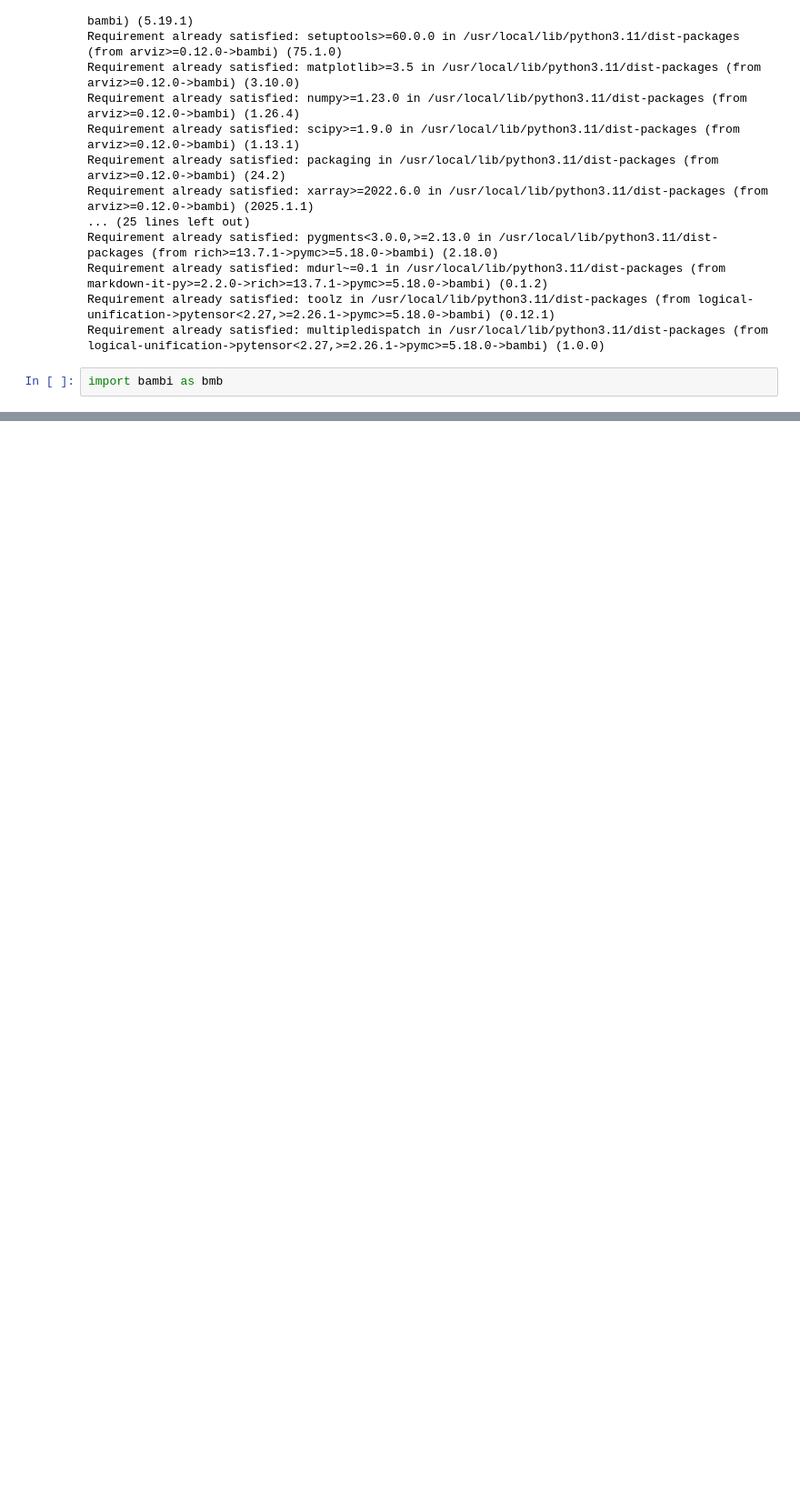
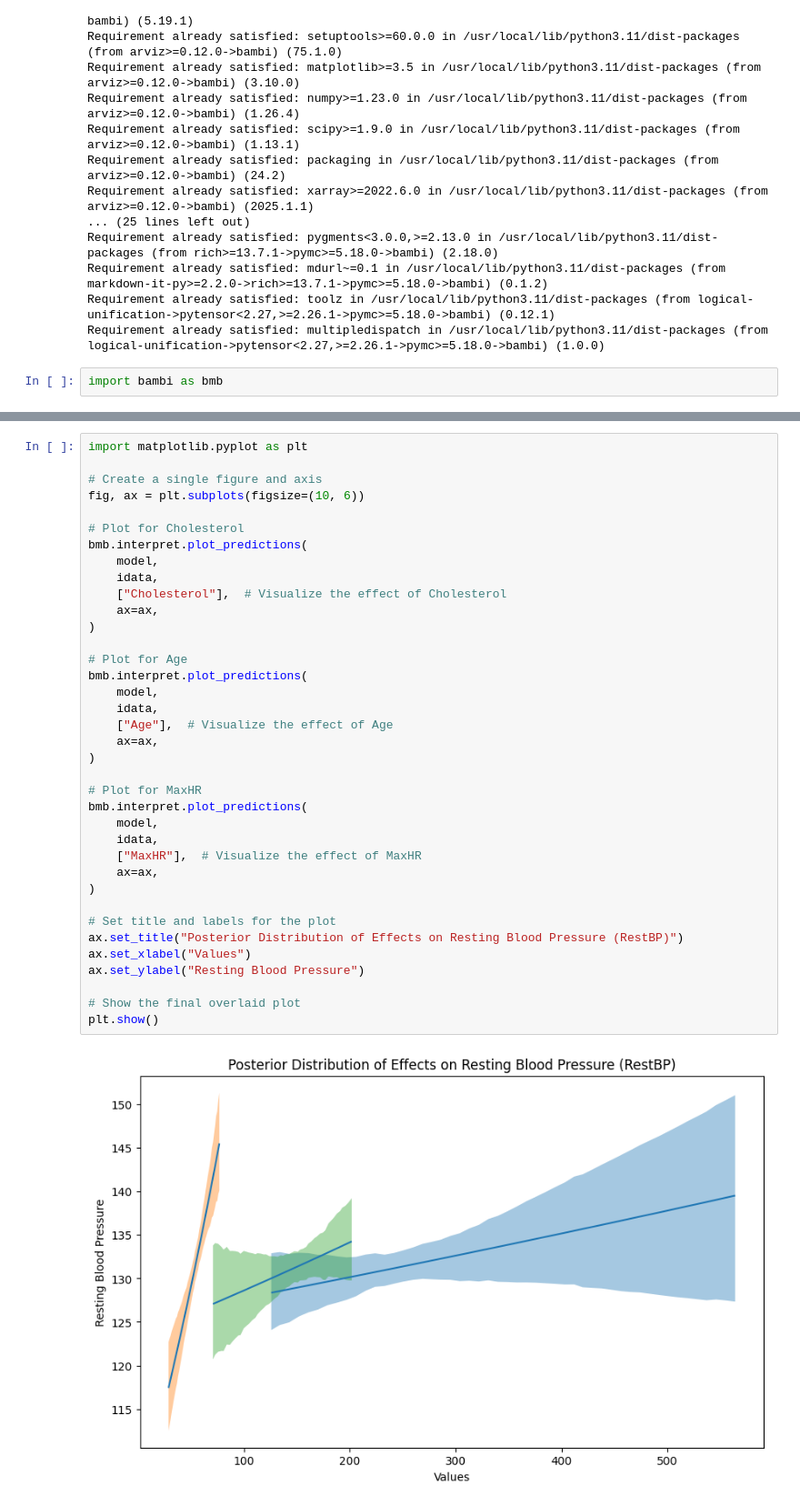
Before and after one commit to rheazh/Data-Analysis, a Jupyter notebook: Unit6_Project.ipynb, the cells around one changed output, grey strips where cells are left out. Shown at 91% size. Saved outputs shown, nothing was run; the diff lists cells and outputs as text; blank space fills up the shorter version.

```diff
--- a/Unit6_Project.ipynb
+++ b/Unit6_Project.ipynb
@@ -284,0 +372,39 @@ bmb.interpret.plot_predictions(model_heart_bmb, idata_heart_bmb, ["MaxHR", "Chol
+# %%
+import matplotlib.pyplot as plt
+
+# Create a single figure and axis
+fig, ax = plt.subplots(figsize=(10, 6))
+
+# Plot for Cholesterol
+bmb.interpret.plot_predictions(
+    model,
+    idata,
+    ["Cholesterol"],  # Visualize the effect of Cholesterol
+    ax=ax,
+)
+
+# Plot for Age
+bmb.interpret.plot_predictions(
+    model,
+    idata,
+    ["Age"],  # Visualize the effect of Age
+    ax=ax,
+)
+
+# Plot for MaxHR
+bmb.interpret.plot_predictions(
+    model,
+    idata,
+    ["MaxHR"],  # Visualize the effect of MaxHR
+    ax=ax,
+)
+
+# Set title and labels for the plot
+ax.set_title("Posterior Distribution of Effects on Resting Blood Pressure (RestBP)")
+ax.set_xlabel("Values")
+ax.set_ylabel("Resting Blood Pressure")
+
+# Show the final overlaid plot
+plt.show()
+# %% [output]
+[figure, added]
```
Also changed, not shown: parts of 47 cells of this notebook.
